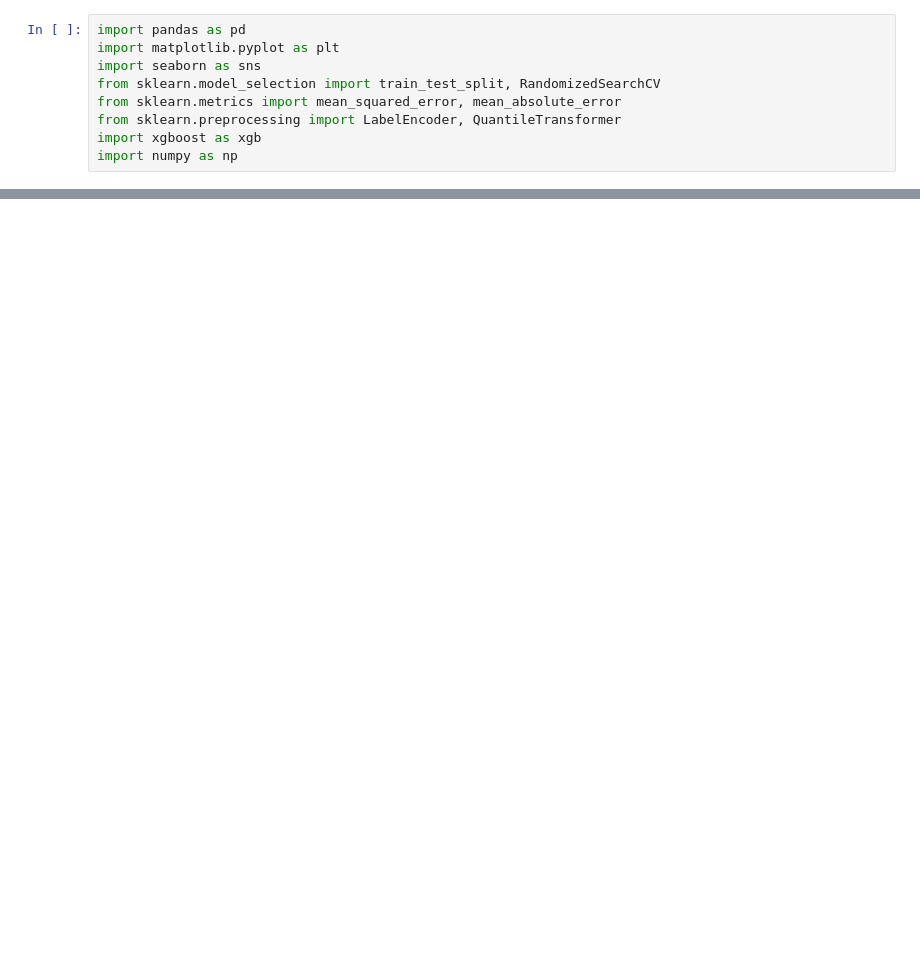
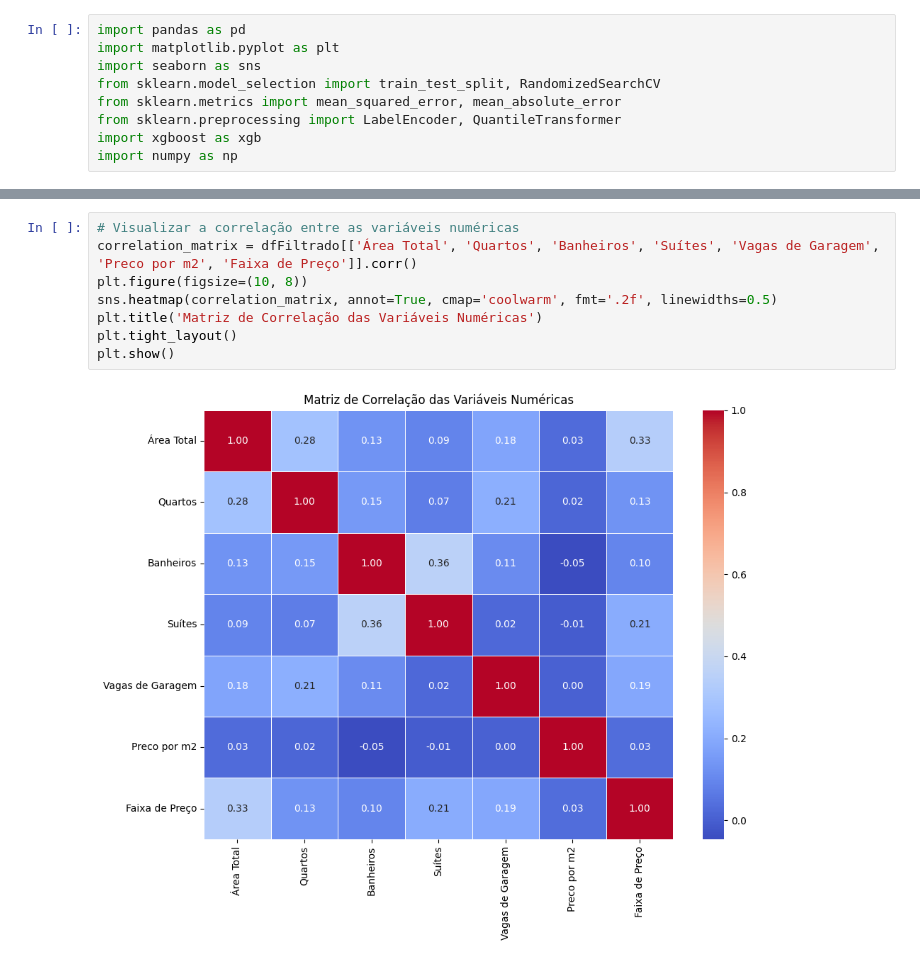
Before and after one commit to NathanAtaliba/C318_Project, a Jupyter notebook: 1000M-5000M.ipynb, the cells around one changed output, grey strips where cells are left out. Saved outputs shown, nothing was run; the diff lists cells and outputs as text; blank space fills up the shorter version.

```diff
--- a/1000M-5000M.ipynb
+++ b/1000M-5000M.ipynb
@@ -62,0 +86,10 @@ NameError: name 'pd' is not defined
+# %%
+# Visualizar a correlação entre as variáveis numéricas
+correlation_matrix = dfFiltrado[['Área Total', 'Quartos', 'Banheiros', 'Suítes', 'Vagas de Garagem', 'Preco por m2', 'Faixa de Preço']].corr()
+plt.figure(figsize=(10, 8))
+sns.heatmap(correlation_matrix, annot=True, cmap='coolwarm', fmt='.2f', linewidths=0.5)
+plt.title('Matriz de Correlação das Variáveis Numéricas')
+plt.tight_layout()
+plt.show()
+# %% [output]
+[figure, added]
```
Also changed, not shown: parts of 7 cells of this notebook.
